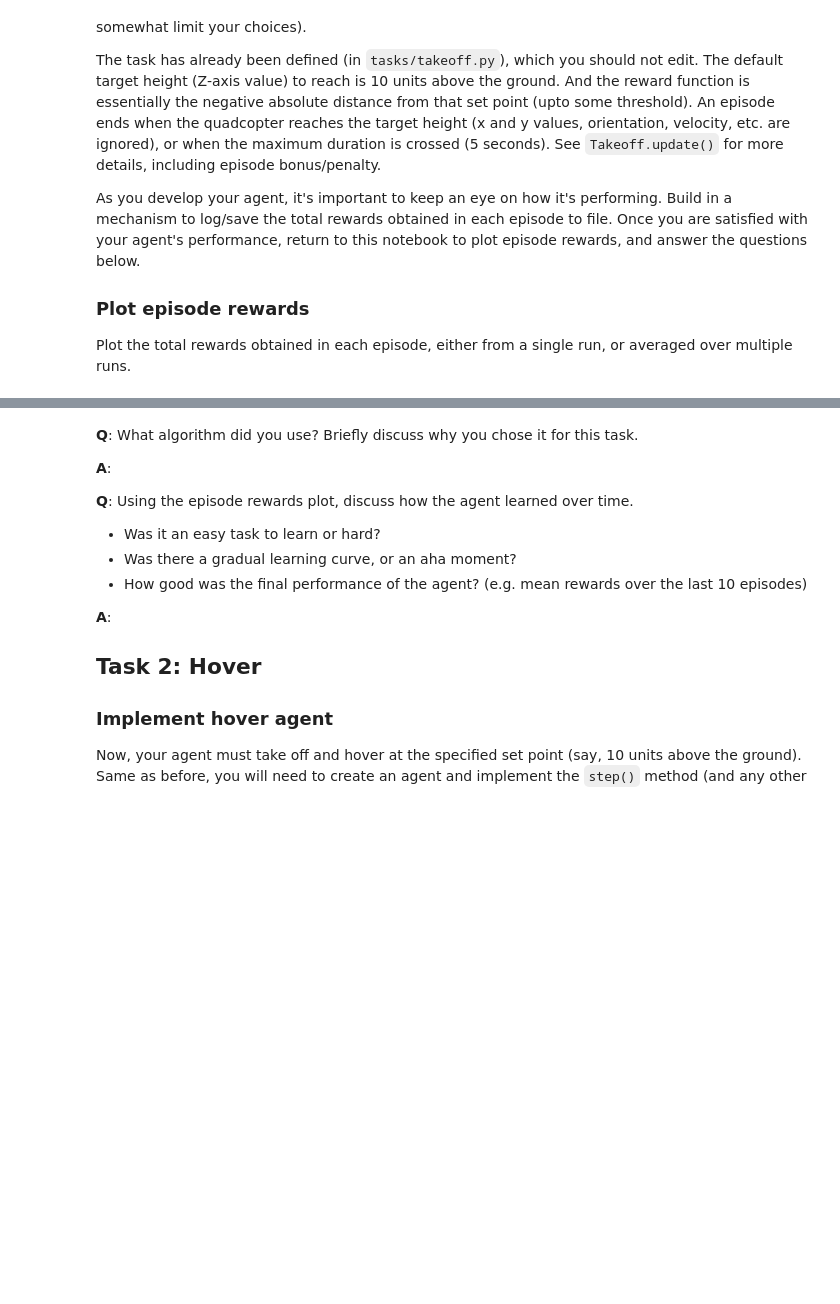
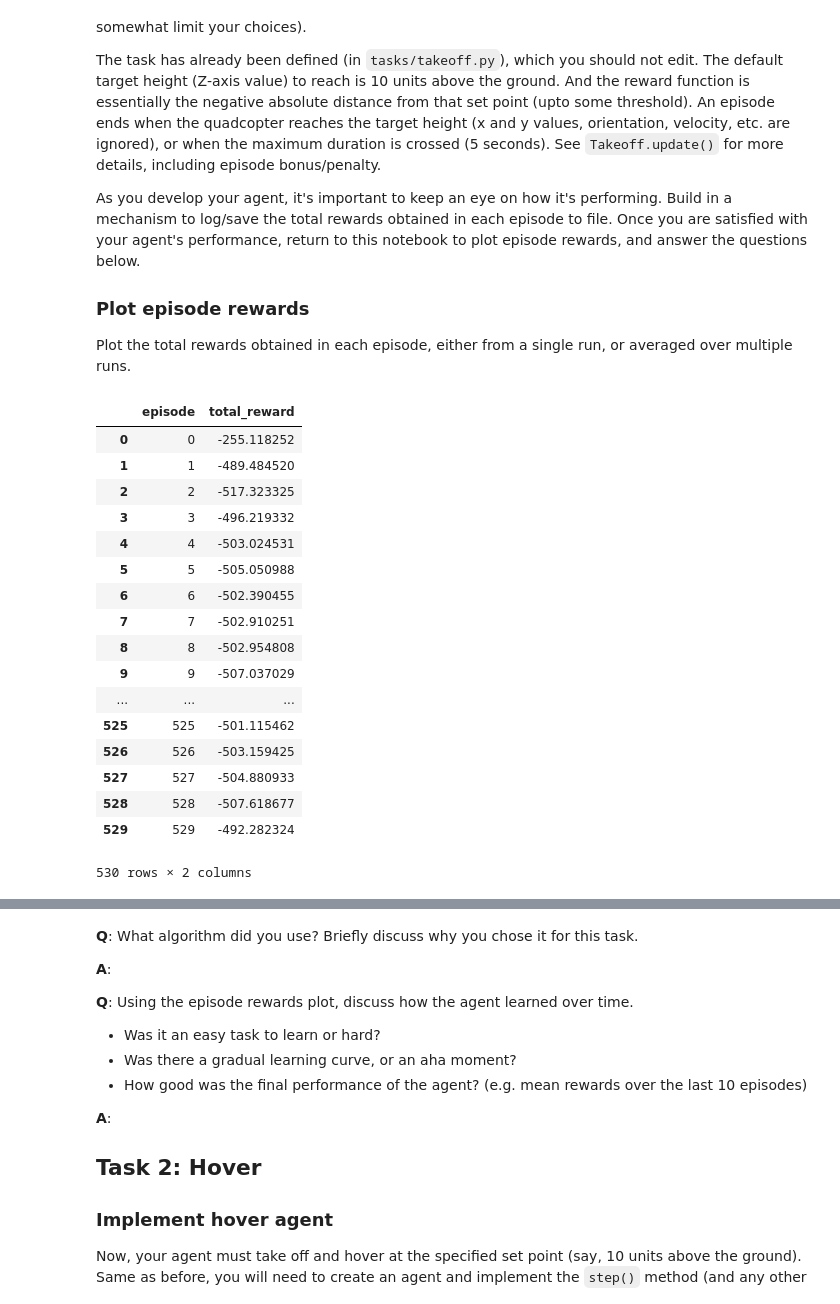
Before and after one commit to freedomkwok/deep-learning, a Jupyter notebook: RL-Quadcopter/catkin_ws/RL-Quadcopter/quad_controller_rl/notebooks/RL-Quadcopter.ipynb, the cells around one changed output, grey strips where cells are left out. Cells and saved outputs as stored; diff of their text form; code cells hidden in the pictures; blank space fills up the shorter version.

```diff
--- a/RL-Quadcopter/catkin_ws/RL-Quadcopter/quad_controller_rl/notebooks/RL-Quadcopter.ipynb
+++ b/RL-Quadcopter/catkin_ws/RL-Quadcopter/quad_controller_rl/notebooks/RL-Quadcopter.ipynb
@@ -141,3 +141,24 @@ As you develop your agent, it's important to keep an eye on how it's performing.
 ### Plot episode rewards
 
 Plot the total rewards obtained in each episode, either from a single run, or averaged over multiple runs.
+# %%
+df_stats
+# %% [output]
+|  | episode | total_reward |
+| 0 | 0 | -255.118252 |
+| 1 | 1 | -489.484520 |
+| 2 | 2 | -517.323325 |
+| 3 | 3 | -496.219332 |
+| 4 | 4 | -503.024531 |
+| 5 | 5 | -505.050988 |
+| 6 | 6 | -502.390455 |
+| 7 | 7 | -502.910251 |
+| 8 | 8 | -502.954808 |
+| 9 | 9 | -507.037029 |
+| ... | ... | ... |
+| 525 | 525 | -501.115462 |
+| 526 | 526 | -503.159425 |
+| 527 | 527 | -504.880933 |
+| 528 | 528 | -507.618677 |
+| 529 | 529 | -492.282324 |
+530 rows × 2 columns
```
Also changed, not shown: parts of 2 cells of this notebook, 12 other files.
